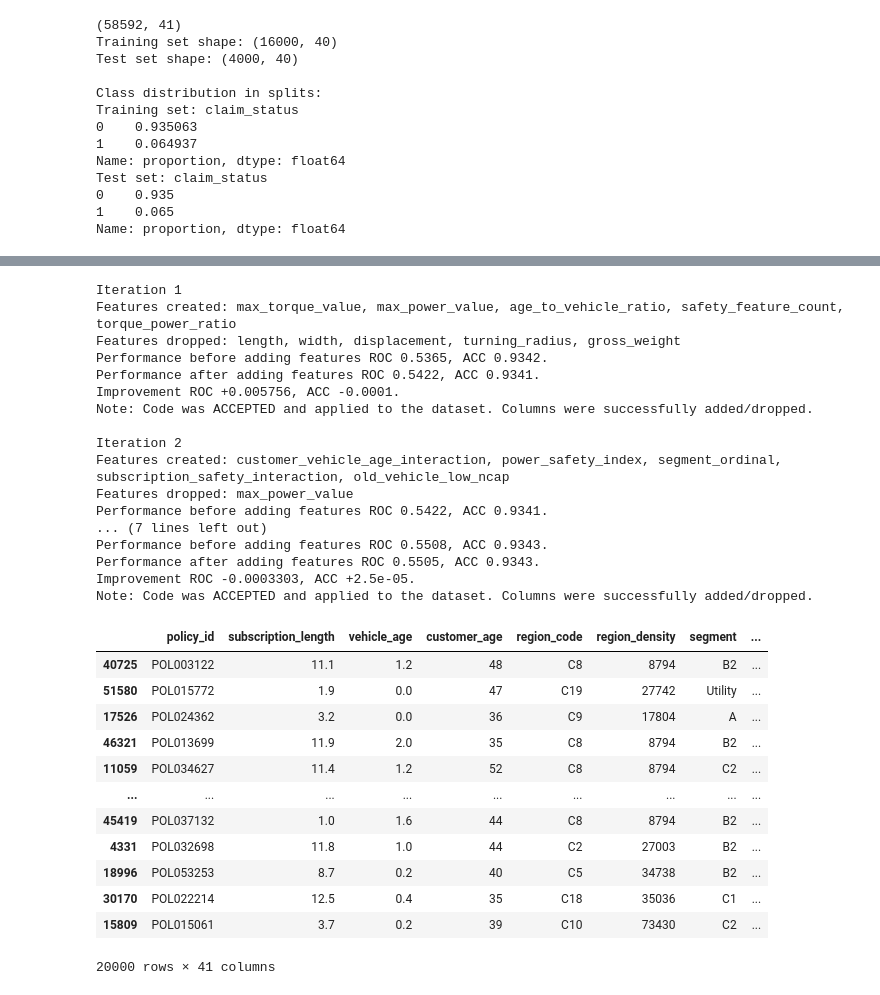
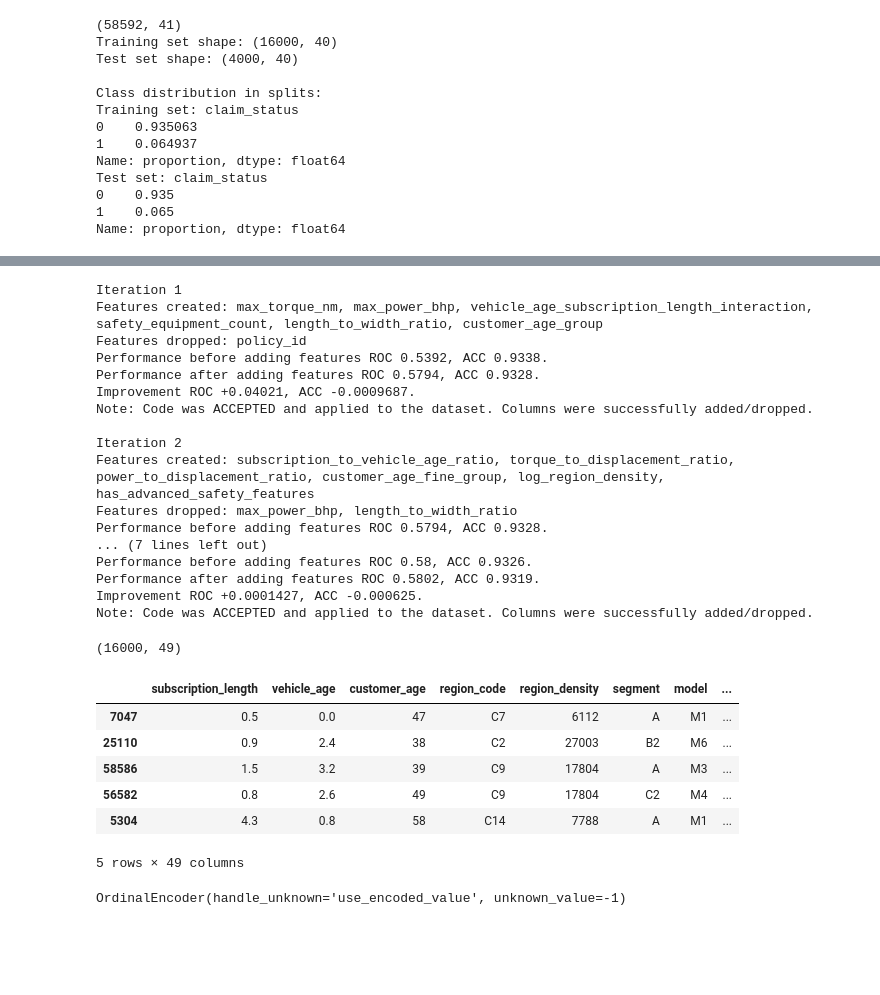
Before and after one commit to pdoubleg/ds-assistant, a Jupyter notebook: notebooks/auto_tune.ipynb, the cells around one changed output, grey strips where cells are left out. Drawn from its saved outputs; the diff is of its cells as text; code cells hidden in the pictures; blank space fills up the shorter version.

```diff
--- a/notebooks/auto_tune.ipynb
+++ b/notebooks/auto_tune.ipynb
@@ -60,7 +60,7 @@ from src.modules.fe import CAAFETransformer
 model = XGBClassifier(
         seed=42,
         objective="binary:logistic",
-        eval_metric="auc",
+        eval_metric="logloss",
         n_jobs=-1,
         use_label_encoder=False,
         verbosity=0,
@@ -79,5 +79,5 @@ fe = CAAFETransformer(
     base_classifier=model,
 )
 # %%
-fe.fit(X, y, show_prompts=True)
+fe.fit(X_train, y_train, show_prompts=True)
 # %% [output]
@@ -131,35 +129,19 @@ fe.save_code("features_day1.md")
 print(fe.get_formatted_agent_notepad(n=-1))
 # %% [output]
 Iteration 1
-Features created: max_torque_value, max_power_value, age_to_vehicle_ratio, safety_feature_count, torque_power_ratio
-Features dropped: length, width, displacement, turning_radius, gross_weight
-Performance before adding features ROC 0.5365, ACC 0.9342.
-Performance after adding features ROC 0.5422, ACC 0.9341.
-Improvement ROC +0.005756, ACC -0.0001.
+Features created: max_torque_nm, max_power_bhp, vehicle_age_subscription_length_interaction, safety_equipment_count, length_to_width_ratio, customer_age_group
+Features dropped: policy_id
+Performance before adding features ROC 0.5392, ACC 0.9338.
+Performance after adding features ROC 0.5794, ACC 0.9328.
+Improvement ROC +0.04021, ACC -0.0009687.
 Note: Code was ACCEPTED and applied to the dataset. Columns were successfully added/dropped.
 
 Iteration 2
-Features created: customer_vehicle_age_interaction, power_safety_index, segment_ordinal, subscription_safety_interaction, old_vehicle_low_ncap
-Features dropped: max_power_value
-Performance before adding features ROC 0.5422, ACC 0.9341.
+Features created: subscription_to_vehicle_age_ratio, torque_to_displacement_ratio, power_to_displacement_ratio, customer_age_fine_group, log_region_density, has_advanced_safety_features
+Features dropped: max_power_bhp, length_to_width_ratio
+Performance before adding features ROC 0.5794, ACC 0.9328.
 ... (7 lines left out)
-Performance before adding features ROC 0.5508, ACC 0.9343.
-Performance after adding features ROC 0.5505, ACC 0.9343.
-Improvement ROC -0.0003303, ACC +2.5e-05.
+Performance before adding features ROC 0.58, ACC 0.9326.
+Performance after adding features ROC 0.5802, ACC 0.9319.
+Improvement ROC +0.0001427, ACC -0.000625.
 Note: Code was ACCEPTED and applied to the dataset. Columns were successfully added/dropped.
-# %%
-train_transformed
-# %% [output]
-|  | policy_id | subscription_length | vehicle_age | customer_age | region_code | region_density | segment | ... |
-| 40725 | POL003122 | 11.1 | 1.2 | 48 | C8 | 8794 | B2 | ... |
-| 51580 | POL015772 | 1.9 | 0.0 | 47 | C19 | 27742 | Utility | ... |
-| 17526 | POL024362 | 3.2 | 0.0 | 36 | C9 | 17804 | A | ... |
-| 46321 | POL013699 | 11.9 | 2.0 | 35 | C8 | 8794 | B2 | ... |
-| 11059 | POL034627 | 11.4 | 1.2 | 52 | C8 | 8794 | C2 | ... |
-| ... | ... | ... | ... | ... | ... | ... | ... | ... |
-| 45419 | POL037132 | 1.0 | 1.6 | 44 | C8 | 8794 | B2 | ... |
-| 4331 | POL032698 | 11.8 | 1.0 | 44 | C2 | 27003 | B2 | ... |
-| 18996 | POL053253 | 8.7 | 0.2 | 40 | C5 | 34738 | B2 | ... |
-| 30170 | POL022214 | 12.5 | 0.4 | 35 | C18 | 35036 | C1 | ... |
-| 15809 | POL015061 | 3.7 | 0.2 | 39 | C10 | 73430 | C2 | ... |
-20000 rows × 41 columns
@@ -189,0 +148,36 @@ for col in categorical_columns:
+# %%
+X_transformed = fe.transform(X_train)
+print(X_transformed.shape)
+X_transformed.head()
+# %% [output]
+(16000, 49)
+|  | subscription_length | vehicle_age | customer_age | region_code | region_density | segment | model | ... |
+| 7047 | 0.5 | 0.0 | 47 | C7 | 6112 | A | M1 | ... |
+| 25110 | 0.9 | 2.4 | 38 | C2 | 27003 | B2 | M6 | ... |
+| 58586 | 1.5 | 3.2 | 39 | C9 | 17804 | A | M3 | ... |
+| 56582 | 0.8 | 2.6 | 49 | C9 | 17804 | C2 | M4 | ... |
+| 5304 | 4.3 | 0.8 | 58 | C14 | 7788 | A | M1 | ... |
+5 rows × 49 columns
+# %%
+
+from sklearn.preprocessing import OrdinalEncoder
+
+
+categorical_cols = [
+    col
+    for col in X_transformed.columns
+    if (
+        X_transformed[col].dtype == "object"
+        or pd.api.types.is_categorical_dtype(X_transformed[col])
+    )
+    and col != 'claim_status'
+]
+
+# Prepare encoder
+encoder = OrdinalEncoder(handle_unknown="use_encoded_value", unknown_value=-1)
+
+# Fit only on train set
+df_train_cats = X_transformed[categorical_cols].astype(str)
+encoder.fit(df_train_cats)
+# %% [output]
+OrdinalEncoder(handle_unknown='use_encoded_value', unknown_value=-1)
```
Also changed, not shown: parts of 16 cells of this notebook, 7 other files.
